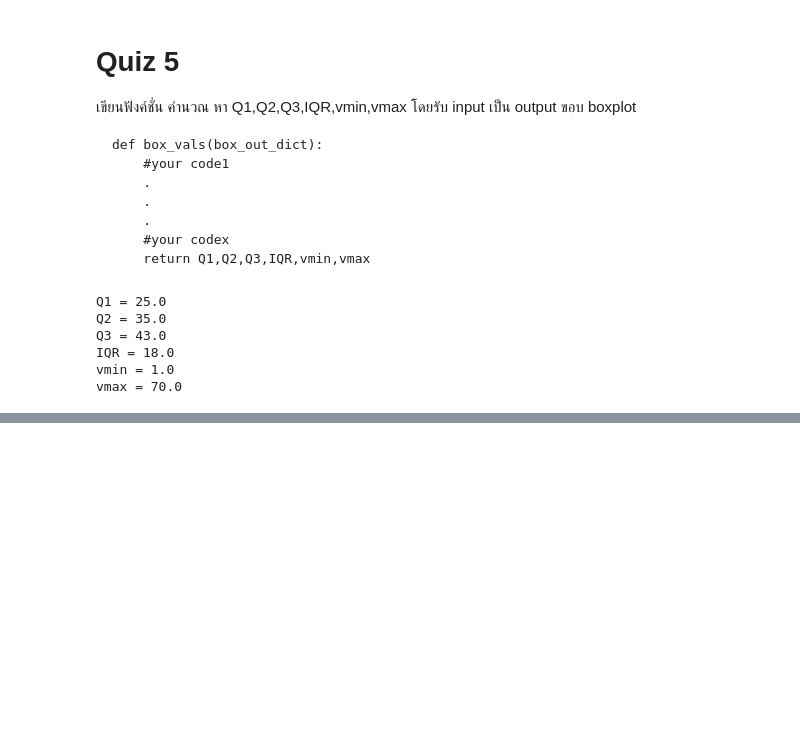
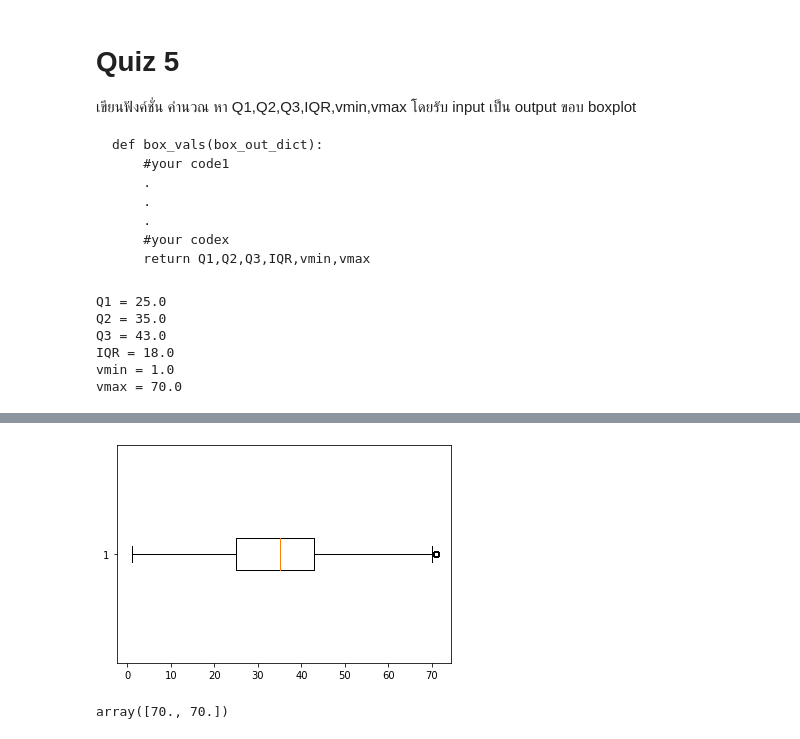
Before and after one commit to jittakorn-ch/DWDM21, a Jupyter notebook: Data_Preprocessing_(Chapter3).ipynb, the cells around one changed output, grey strips where cells are left out. Drawn from its saved outputs; the diff is of its cells as text; code cells hidden in the pictures; blank space fills up the shorter version.

```diff
--- a/Data_Preprocessing_(Chapter3).ipynb
+++ b/Data_Preprocessing_(Chapter3).ipynb
@@ -1140,0 +1145,8 @@ vmax = 70.0
+# %%
+data_dict3 = plt.boxplot(data_cases2_nomissingage_nooutlier['age'],vert=False)
+# %% [output]
+[figure, added]
+# %%
+data_dict3['caps'][1].get_xdata()
+# %% [output]
+array([70., 70.])
```
Also changed, not shown: parts of 8 cells of this notebook.
